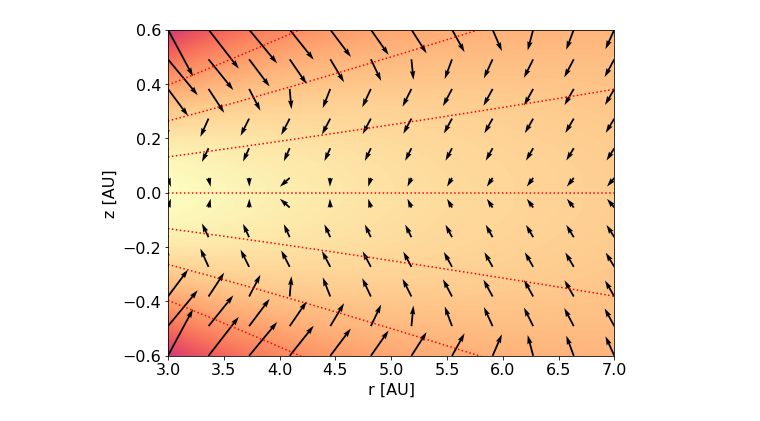
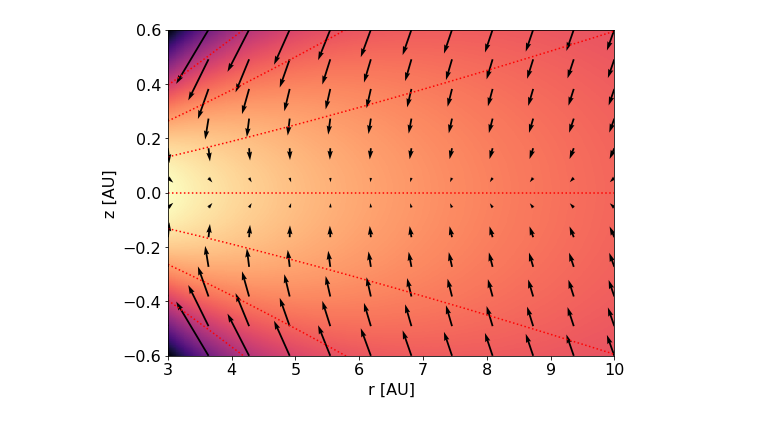
Before and after one commit to binkertf/2dvertical_tracking, a Jupyter notebook: velocities.ipynb, the cells around one changed output. Saved outputs shown, nothing was run; the diff lists cells and outputs as text; code cells hidden in the pictures.

```diff
--- a/velocities.ipynb
+++ b/velocities.ipynb
@@ -7,14 +7,18 @@ import matplotlib.colors as colors
 from simu import Simu
 import utils as ut
 # %%
-a = 1.0e-1
+a = 1.0e-2
 # %%
 simulation = Simu()
-r_N = 12
-z_N = 12
 
+simulation.disk.r_min = 3.0*c.AU
+simulation.disk.r_max = 10.0*c.AU
+simulation.disk.r_N = 12
+simulation.disk.z_N = 12
 simulation.particle.a = a
 
+
+'''
 simulation.disk.r_grid = np.linspace(simulation.disk.r_min,simulation.disk.r_max,r_N)
 simulation.disk.z_grid =  np.linspace(simulation.disk.z_min,simulation.disk.z_max,z_N)
 simulation.disk.z_mp = int(z_N/2)
@@ -25,14 +29,17 @@ simulation.disk.r_spher = ut.r_cyl_to_spher(simulation.disk.r_spher,simulation.d
 #2D array
 simulation.disk.Omega_2d = np.zeros((r_N,z_N))
 simulation.disk.Omega_2d = np.sqrt(c.G*c.Mstar/simulation.disk.r_spher**3.) #local keplerian frequency
+'''
 
-
-simulation.initalize()
+simulation.initialize()
 simulation.update()
 # %%
 simulation2 = Simu()
+simulation2.disk.r_min = 3.0*c.AU
+simulation2.disk.r_max = 10.0*c.AU
 simulation2.particle.a = a
-simulation2.initalize()
+
+simulation2.initialize()
 simulation2.update()
 # %%
 r_grid2 = simulation2.disk.r_grid/c.AU
@@ -56,28 +61,28 @@ v_z_plot_log = np.nan_to_num(v_z_plot_log,nan=0.0)
 # %%
 font = {'weight' : 'normal',
         'size'   : 16}
 plt.rc('font', **font)
 
 plt.figure(figsize=(8,6))
-plt.pcolormesh(z_plot2, r_plot2, rho_g,norm=colors.LogNorm(vmin=1.0e-20, vmax=amax), cmap='magma')
+plt.pcolormesh(z_plot2, r_plot2, rho_g,norm=colors.LogNorm(vmin=np.max((1.0e-20,amin)), vmax=amax), cmap='magma')
 plt.quiver(z_plot/c.AU,r_plot/c.AU,symlog(v_r_plot),symlog(v_z_plot),width = 0.004)
 
 #plot the disk scale heights
 plt.plot(r_grid2,0.*hg,color='r',linestyle=':')
 plt.plot(r_grid2,1.*hg,color='r',linestyle=':')
 plt.plot(r_grid2,2.*hg,color='r',linestyle=':')
 plt.plot(r_grid2,3.*hg,color='r',linestyle=':')
 plt.plot(r_grid2,-1.*hg,color='r',linestyle=':')
 plt.plot(r_grid2,-2.*hg,color='r',linestyle=':')
 plt.plot(r_grid2,-3.*hg,color='r',linestyle=':')
 
 plt.ylim(simulation.disk.z_min/c.AU,simulation.disk.z_max/c.AU)
-plt.xlim(simulation.disk.r_min/c.AU,simulation.disk.r_max/c.AU)
+#plt.xlim(simulation.disk.r_min/c.AU,simulation.disk.r_max/c.AU)
 plt.xlabel('r [AU]')
 plt.ylabel('z [AU]')
 plt.show()
 # %% [output]
-[figure, old version]
+[figure, new version]
 # %%
 from matplotlib.collections import LineCollection
 from matplotlib.colors import ListedColormap, BoundaryNorm
```
Also changed, not shown: parts of 1 cell of this notebook, 15 other files.
